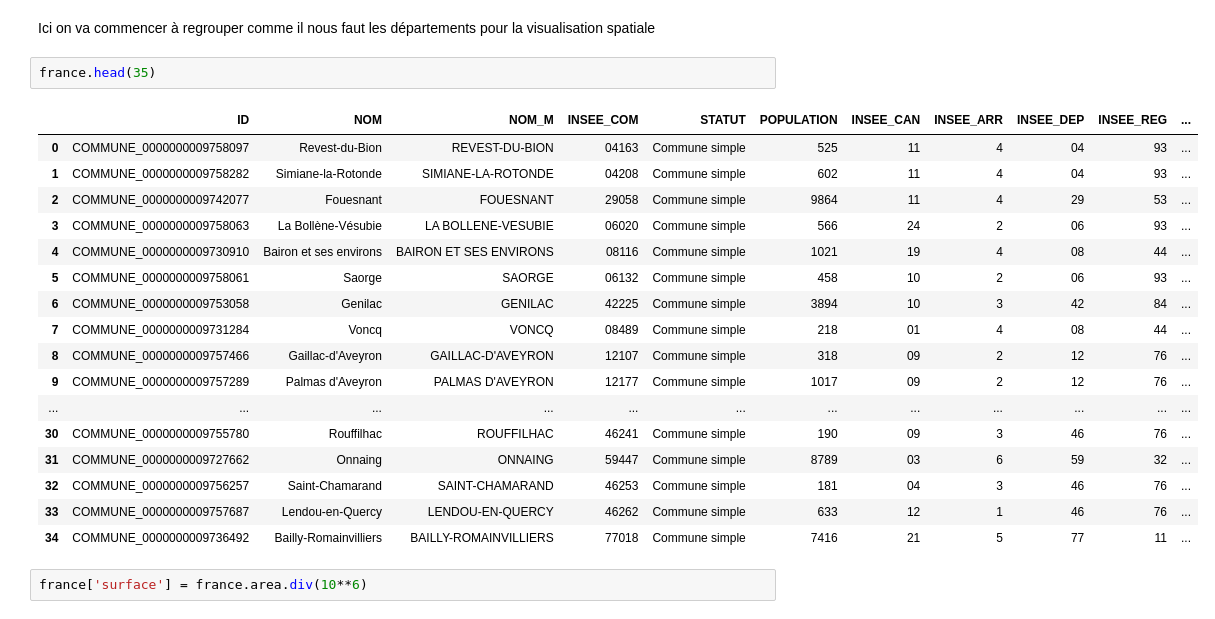
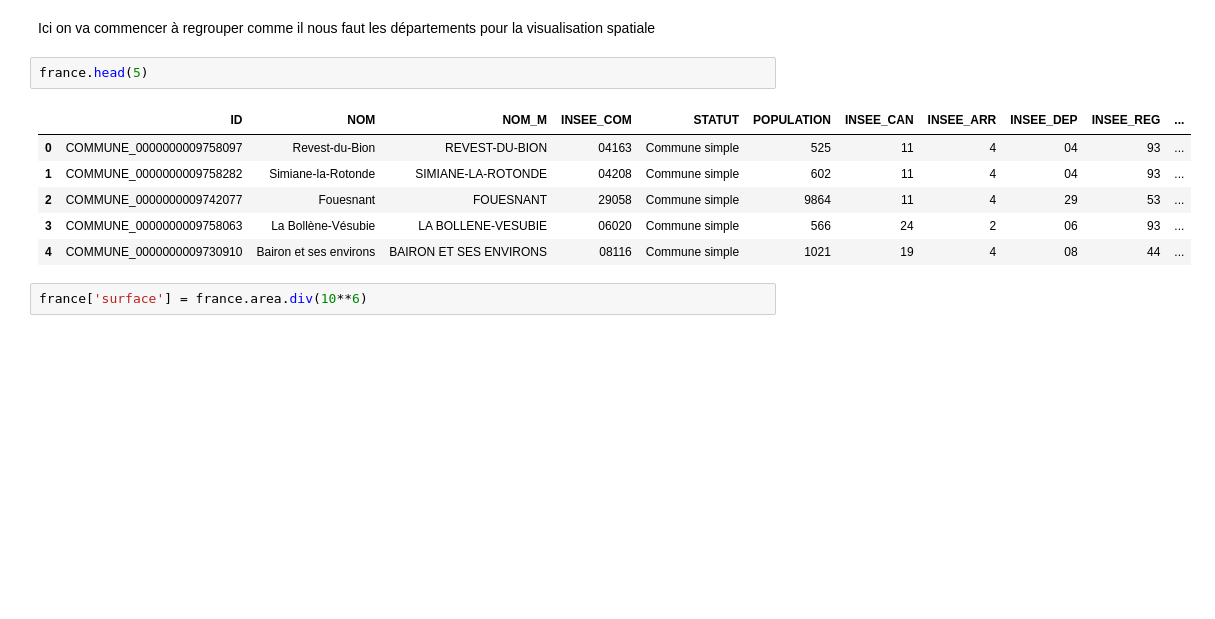
Before and after one commit to f-b-l/python2A, a Jupyter notebook: Master Notebook.ipynb, the cells around one changed output. Drawn from its saved outputs; the diff is of its cells as text; blank space fills up the shorter version.

```diff
--- a/Master Notebook.ipynb
+++ b/Master Notebook.ipynb
@@ -1719,25 +1717,14 @@ ERROR 1: PROJ: proj_create_from_database: Open of /opt/mamba/share/proj failed
 # %% [markdown]
 Ici on va commencer à regrouper comme il nous faut les départements pour la visualisation spatiale
 # %%
-france.head(35)
+france.head(5)
 # %% [output]
 |  | ID | NOM | NOM_M | INSEE_COM | STATUT | POPULATION | INSEE_CAN | INSEE_ARR | INSEE_DEP | INSEE_REG | ... |
 | 0 | COMMUNE_0000000009758097 | Revest-du-Bion | REVEST-DU-BION | 04163 | Commune simple | 525 | 11 | 4 | 04 | 93 | ... |
 | 1 | COMMUNE_0000000009758282 | Simiane-la-Rotonde | SIMIANE-LA-ROTONDE | 04208 | Commune simple | 602 | 11 | 4 | 04 | 93 | ... |
 | 2 | COMMUNE_0000000009742077 | Fouesnant | FOUESNANT | 29058 | Commune simple | 9864 | 11 | 4 | 29 | 53 | ... |
 | 3 | COMMUNE_0000000009758063 | La Bollène-Vésubie | LA BOLLENE-VESUBIE | 06020 | Commune simple | 566 | 24 | 2 | 06 | 93 | ... |
 | 4 | COMMUNE_0000000009730910 | Bairon et ses environs | BAIRON ET SES ENVIRONS | 08116 | Commune simple | 1021 | 19 | 4 | 08 | 44 | ... |
-| 5 | COMMUNE_0000000009758061 | Saorge | SAORGE | 06132 | Commune simple | 458 | 10 | 2 | 06 | 93 | ... |
-| 6 | COMMUNE_0000000009753058 | Genilac | GENILAC | 42225 | Commune simple | 3894 | 10 | 3 | 42 | 84 | ... |
-| 7 | COMMUNE_0000000009731284 | Voncq | VONCQ | 08489 | Commune simple | 218 | 01 | 4 | 08 | 44 | ... |
-| 8 | COMMUNE_0000000009757466 | Gaillac-d'Aveyron | GAILLAC-D'AVEYRON | 12107 | Commune simple | 318 | 09 | 2 | 12 | 76 | ... |
-| 9 | COMMUNE_0000000009757289 | Palmas d'Aveyron | PALMAS D'AVEYRON | 12177 | Commune simple | 1017 | 09 | 2 | 12 | 76 | ... |
-| ... | ... | ... | ... | ... | ... | ... | ... | ... | ... | ... | ... |
-| 30 | COMMUNE_0000000009755780 | Rouffilhac | ROUFFILHAC | 46241 | Commune simple | 190 | 09 | 3 | 46 | 76 | ... |
-| 31 | COMMUNE_0000000009727662 | Onnaing | ONNAING | 59447 | Commune simple | 8789 | 03 | 6 | 59 | 32 | ... |
-| 32 | COMMUNE_0000000009756257 | Saint-Chamarand | SAINT-CHAMARAND | 46253 | Commune simple | 181 | 04 | 3 | 46 | 76 | ... |
-| 33 | COMMUNE_0000000009757687 | Lendou-en-Quercy | LENDOU-EN-QUERCY | 46262 | Commune simple | 633 | 12 | 1 | 46 | 76 | ... |
-| 34 | COMMUNE_0000000009736492 | Bailly-Romainvilliers | BAILLY-ROMAINVILLIERS | 77018 | Commune simple | 7416 | 21 | 5 | 77 | 11 | ... |
 # %%
 france['surface'] = france.area.div(10**6)
 # %% [output]
```
Also changed, not shown: parts of 32 cells of this notebook.
